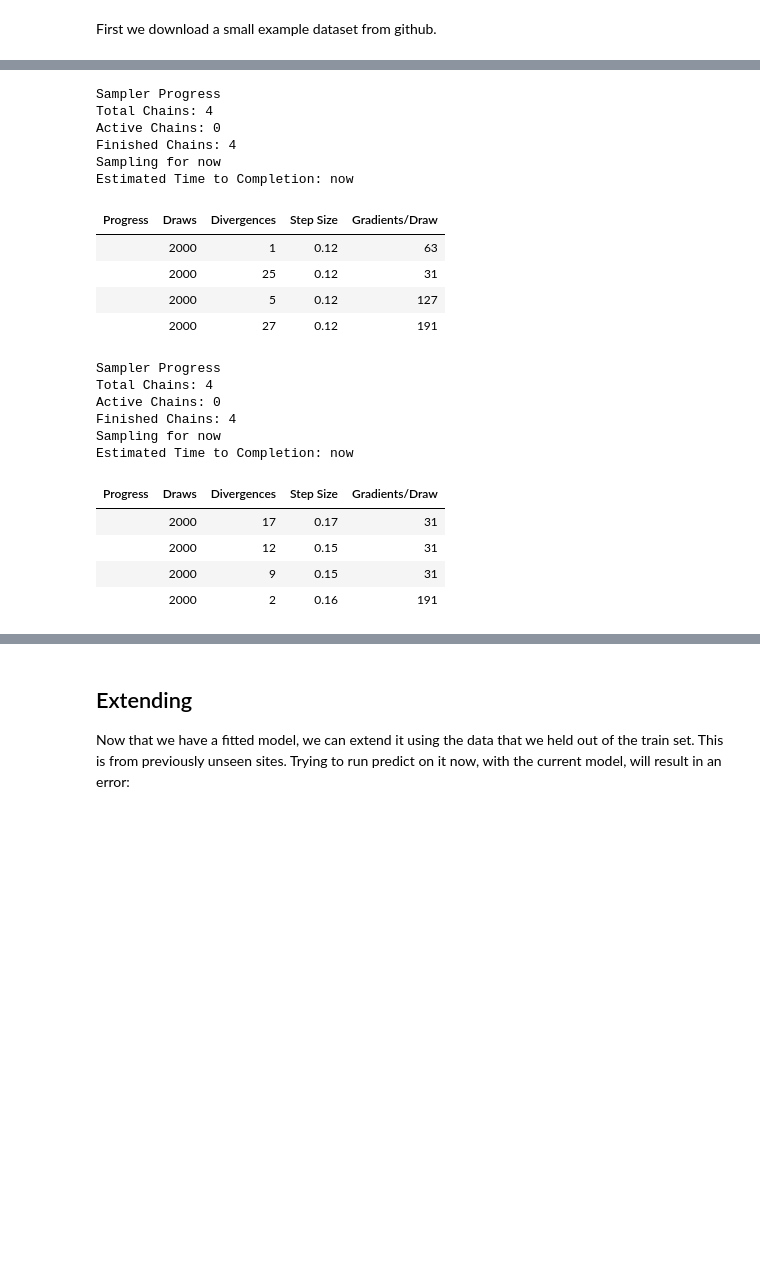
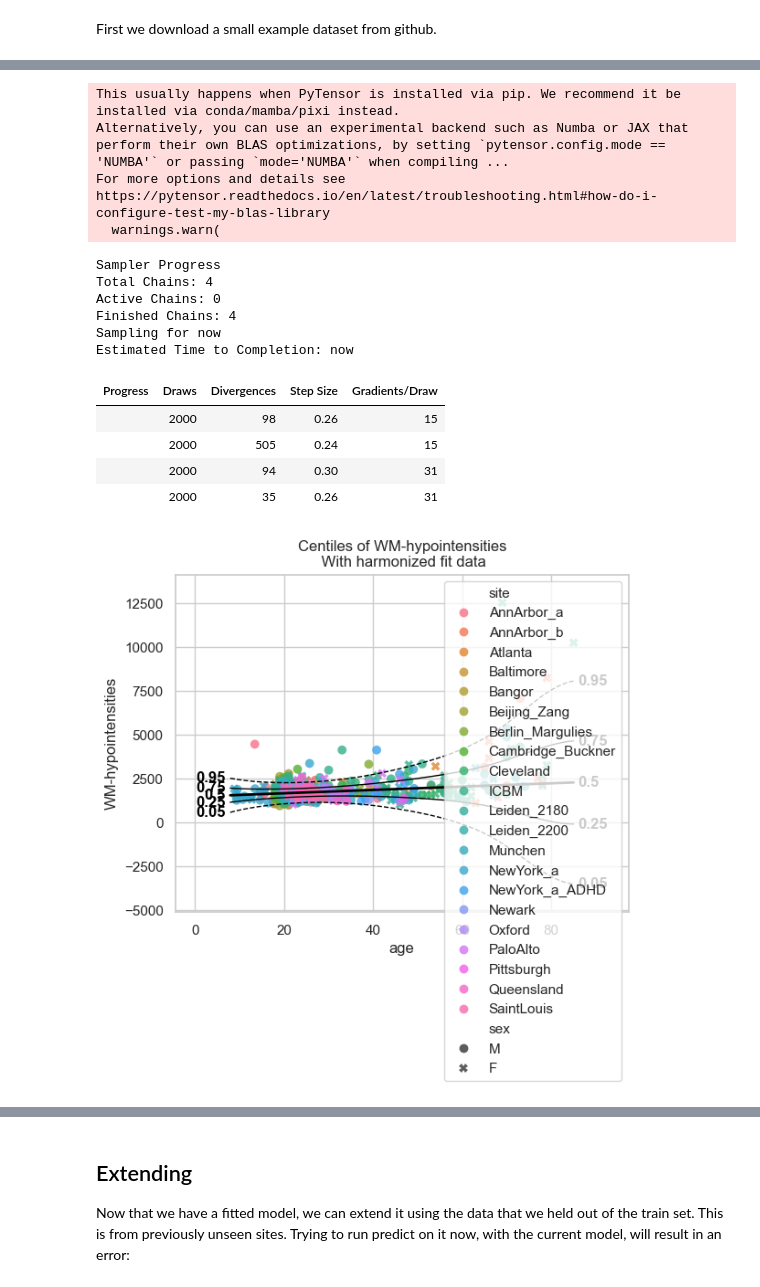
Before and after one commit to predictive-clinical-neuroscience/PCNtoolkit, a Jupyter notebook: examples/06_transfer_extend.ipynb, the cells around one changed output, grey strips where cells are left out. Drawn from its saved outputs; the diff is of its cells as text; code cells hidden in the pictures; blank space fills up the shorter version.

```diff
--- a/examples/06_transfer_extend.ipynb
+++ b/examples/06_transfer_extend.ipynb
@@ -97,78 +118,72 @@ We will use the same HBR model that we used in the tutorial "Normative Modelling
 # %%
-# Normal model with fixed values for epsilon and delta
+# Prior for the mean function (mu)
 mu = make_prior(
-    # Mu is linear because we want to allow the mean to vary as a function of the covariates.
     linear=True,
-    # The slope coefficients are assumed to be normally distributed, with a mean of 0 and a standard deviation of 10.
     slope=make_prior(dist_name="Normal", dist_params=(0.0, 5.0)),
-    # The intercept is random, because we expect the intercept to vary between sites and sexes.
     intercept=make_prior(
         random=True,
-        # Mu is the mean of the intercept, which is normally distributed with a mean of 0 and a standard deviation of 1.
         mu=make_prior(dist_name="Normal", dist_params=(0.0, 1.0)),
-        # Sigma is the scale at which the intercepts vary. It is a positive parameter, so we have to map it to the positive domain.
-        sigma=make_prior(
-            dist_name="Gamma", dist_params=(1.0, 1.0)
-        ),  # mapping_params=(0.0, 3.0)
+        sigma=make_prior(dist_name="Gamma", dist_params=(1.0, 1.0)
     ),
-    # We use a B-spline basis function to allow for non-linearity in the mean.
     basis_function=BsplineBasisFunction(basis_column=0, nknots=5, degree=3),
-)
+))
 
-# 1.0 -> sigma
+# Prior for the noise function (sigma)
 sigma = make_prior(
     linear=True,
-    slope=make_prior(dist_name="Normal", dist_params=(0.0, 2.0)),
+    slope=make_prior(dist_name="Normal", dist_params=(0.0, 1.0)),
     intercept=make_prior(dist_name="Normal", dist_params=(1.0, 1.0)),
     basis_function=BsplineBasisFunction(basis_column=0, nknots=5, degree=3),
     mapping="softplus",
     mapping_params=(0.0, 2.0),
 )
+
 
 likelihood = NormalLikelihood(mu, sigma)
 
 template_hbr = HBR(
     name="template",
     cores=16,
     progressbar=True,
     draws=1500,
     tune=500,
     chains=4,
     nuts_sampler="nutpie",
     likelihood=likelihood,
 )
+
 model = NormativeModel(
     template_regression_model=template_hbr,
     savemodel=True,
     evaluate_model=True,
     saveresults=True,
     saveplots=False,
     save_dir="resources/hbr_transfer/save_dir",
     inscaler="standardize",
     outscaler="standardize",
 )
+
+test = model.fit_predict(train, test)
+
+plot_centiles_advanced(
+    model,
+    scatter_data=train,
+    batch_effects = 'all'
+)
+# %% [output]
+This usually happens when PyTensor is installed via pip. We recommend it be installed via conda/mamba/pixi instead.
+Alternatively, you can use an experimental backend such as Numba or JAX that perform their own BLAS optimizations, by setting `pytensor.config.mode == 'NUMBA'` or passing `mode='NUMBA'` when compiling ...
+For more options and details see https://pytensor.readthedocs.io/en/latest/troubleshooting.html#how-do-i-configure-test-my-blas-library
+  warnings.warn(
+Sampler Progress
+Total Chains: 4
+Active Chains: 0
+Finished Chains: 4
+Sampling for now
+Estimated Time to Completion: now
+| Progress | Draws | Divergences | Step Size | Gradients/Draw |
+|  | 2000 | 98 | 0.26 | 15 |
+|  | 2000 | 505 | 0.24 | 15 |
+|  | 2000 | 94 | 0.30 | 31 |
+|  | 2000 | 35 | 0.26 | 31 |
+[figure, added]
-# %%
-test = model.fit_predict(train, test)
-# %% [output]
-Sampler Progress
-Total Chains: 4
-Active Chains: 0
-Finished Chains: 4
-Sampling for now
-Estimated Time to Completion: now
-| Progress | Draws | Divergences | Step Size | Gradients/Draw |
-|  | 2000 | 1 | 0.12 | 63 |
-|  | 2000 | 25 | 0.12 | 31 |
-|  | 2000 | 5 | 0.12 | 127 |
-|  | 2000 | 27 | 0.12 | 191 |
-Sampler Progress
-Total Chains: 4
-Active Chains: 0
-Finished Chains: 4
-Sampling for now
-Estimated Time to Completion: now
-| Progress | Draws | Divergences | Step Size | Gradients/Draw |
-|  | 2000 | 17 | 0.17 | 31 |
-|  | 2000 | 12 | 0.15 | 31 |
-|  | 2000 | 9 | 0.15 | 31 |
-|  | 2000 | 2 | 0.16 | 191 |
```
Also changed, not shown: parts of 12 cells of this notebook.
